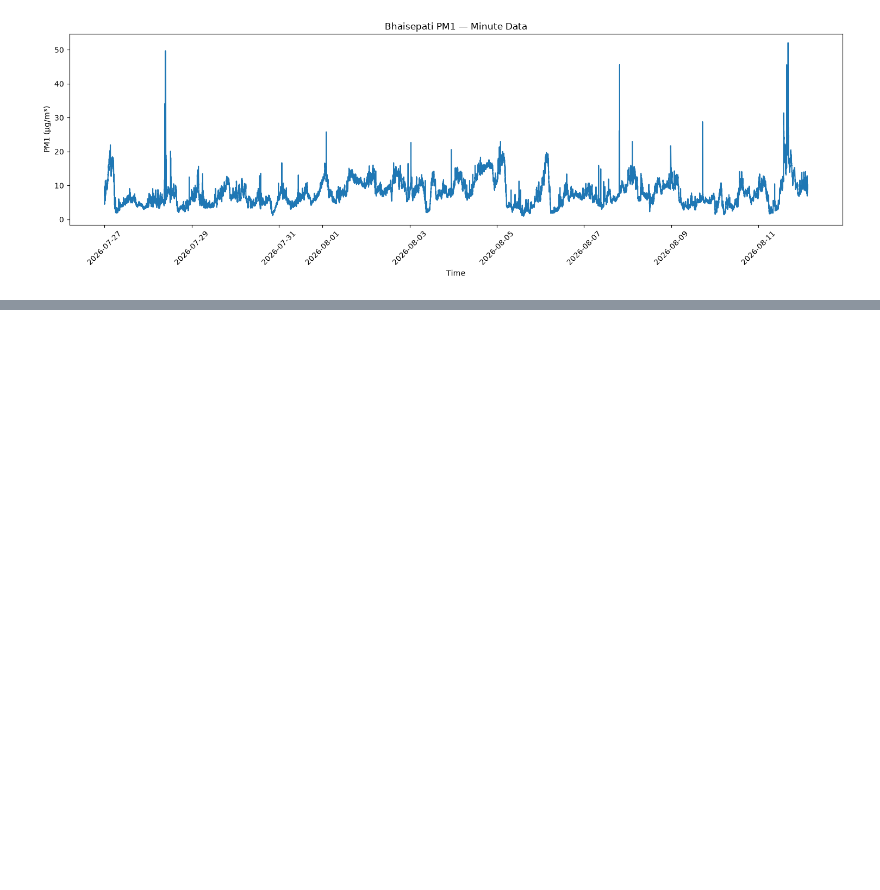
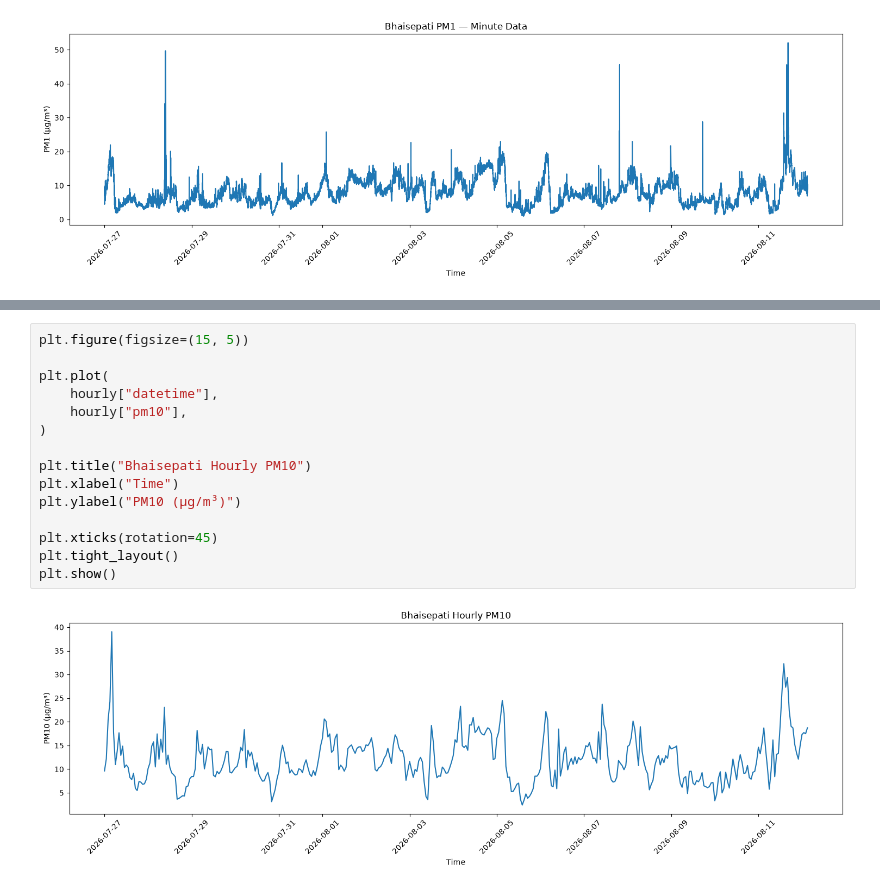
Before and after one commit to anojpradhan/kathmandu_aqi_predictor, a Jupyter notebook: notebooks/bhaisepati_eda.ipynb, the cells around one changed output, grey strips where cells are left out. Saved outputs shown, nothing was run; the diff lists cells and outputs as text; blank space fills up the shorter version.

```diff
--- a/notebooks/bhaisepati_eda.ipynb
+++ b/notebooks/bhaisepati_eda.ipynb
@@ -313,0 +400,17 @@ plt.show()
+# %%
+plt.figure(figsize=(15, 5))
+
+plt.plot(
+    hourly["datetime"],
+    hourly["pm10"],
+)
+
+plt.title("Bhaisepati Hourly PM10")
+plt.xlabel("Time")
+plt.ylabel("PM10 (µg/m³)")
+
+plt.xticks(rotation=45)
+plt.tight_layout()
+plt.show()
+# %% [output]
+[figure, added]
```
Also changed, not shown: parts of 13 cells of this notebook, 4 other files.
